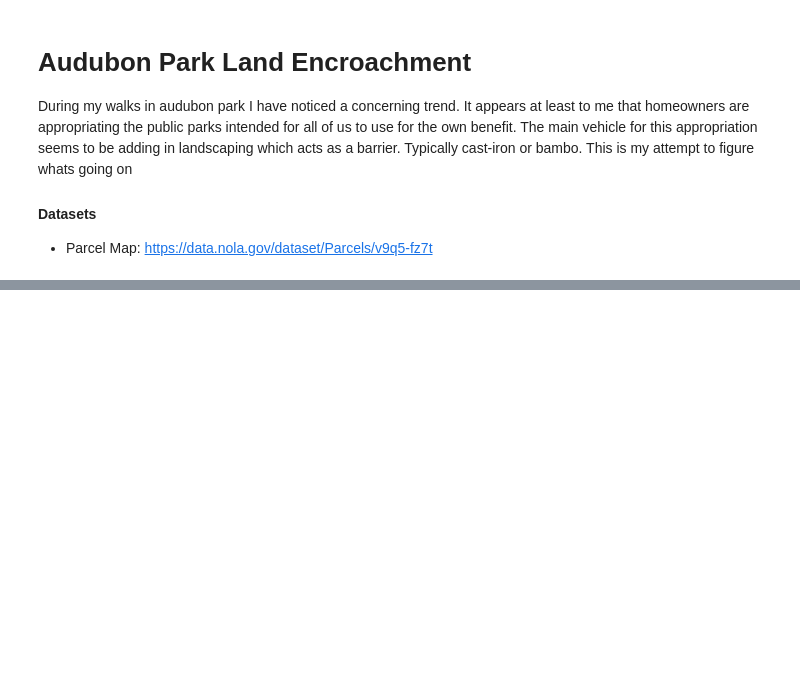
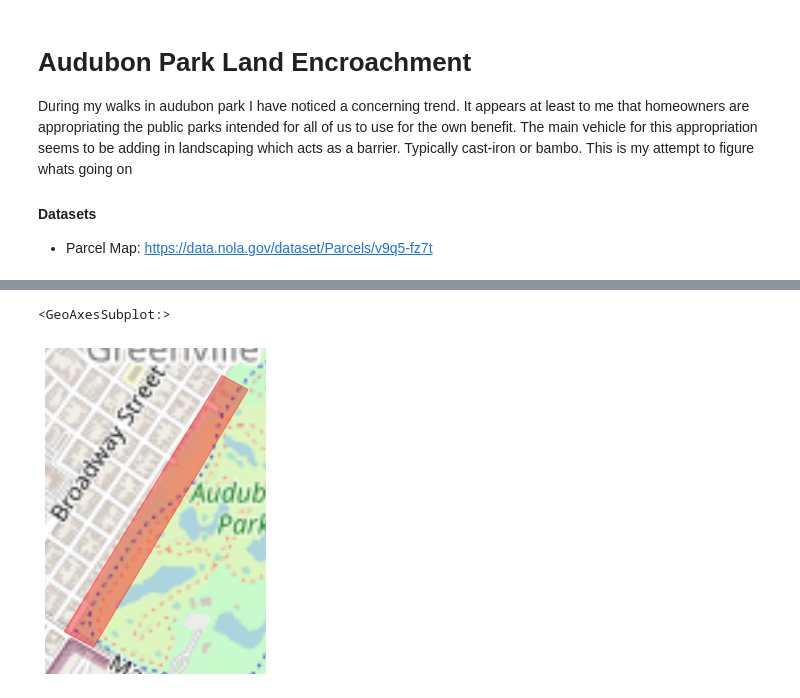
Before and after one commit to GarysCorner/NewOrleansLandEncroachment, a Jupyter notebook: AudubonParkWalnutSt.ipynb, the cells around one changed output, grey strips where cells are left out. Saved outputs shown, nothing was run; the diff lists cells and outputs as text; code cells hidden in the pictures; blank space fills up the shorter version.

```diff
--- a/AudubonParkWalnutSt.ipynb
+++ b/AudubonParkWalnutSt.ipynb
@@ -25,2 +27,3 @@ import matplotlib.pyplot as plt
 # %%
-useCRS = 3857
+useCRS = 'EPSG:4326'
+precisionCRS = 'EPSG:32615'
@@ -65,8 +94,11 @@ list(audubonCenter.coords)[0]
 # %%
 proj = gcrs.WebMercator()
 
-ax = gplt.webmap(audoBoundsShapeGS.to_crs('WGS84'), projection=proj, zoom=14)
-gplt.polyplot(audoBoundsShapeGS.to_crs('WGS84'), ax=ax, color='r', alpha=0.4 )
+ax = gplt.webmap(audoBoundsShapeGS, projection=proj, zoom=14)
+gplt.polyplot(audoBoundsShapeGS, ax=ax, color='r', alpha=0.4 )
+# %% [output]
+<GeoAxesSubplot:>
+[figure, added]
 # %%
 m = folium.Map(location=(audubonCenter.y,audubonCenter.x), zoom_start=16)
 
```
Also changed, not shown: parts of 13 cells of this notebook.
